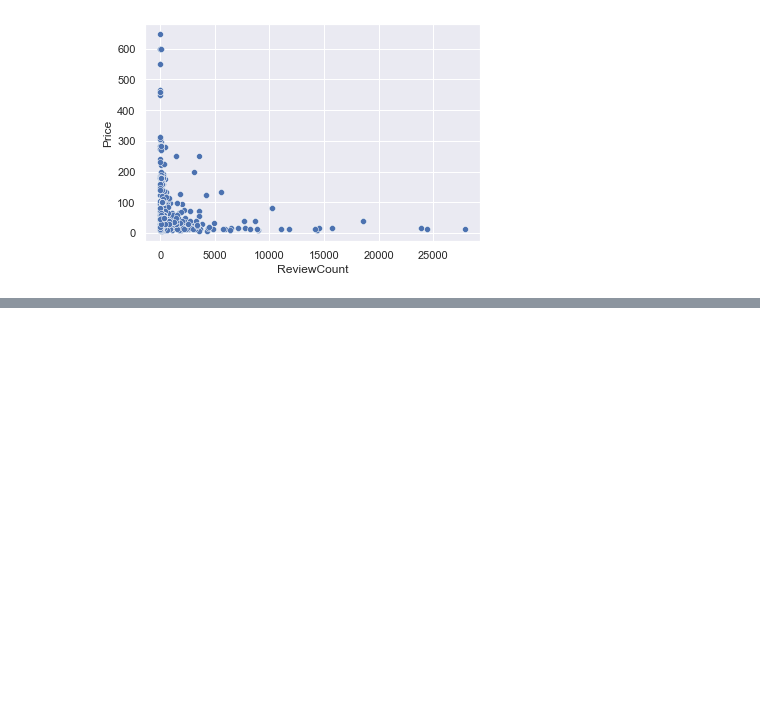
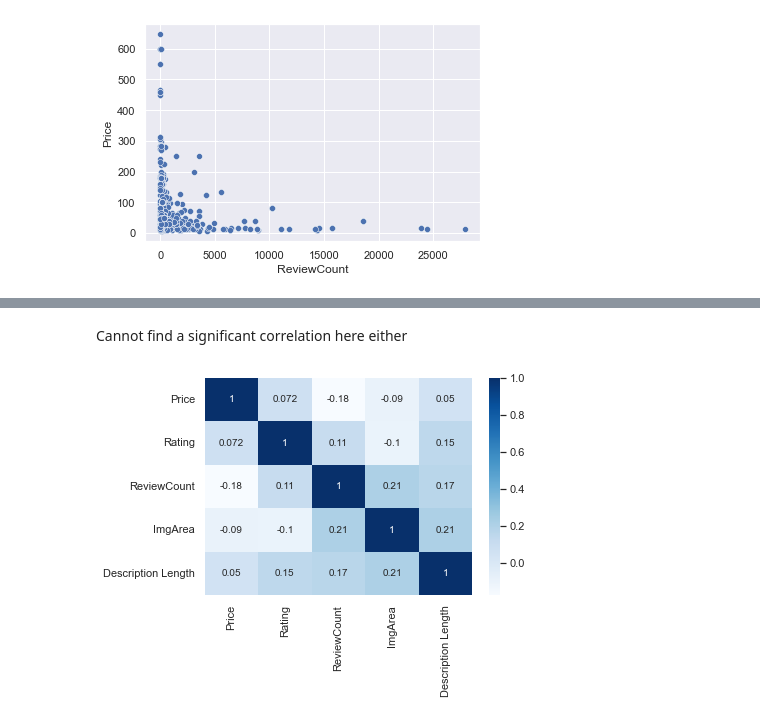
Before and after one commit to kyeongminyu97/Amazon-Data-Analysis, a Jupyter notebook: amazon_EDA.ipynb, the cells around one changed output, grey strips where cells are left out. Saved outputs shown, nothing was run; the diff lists cells and outputs as text; code cells hidden in the pictures; blank space fills up the shorter version.

```diff
--- a/amazon_EDA.ipynb
+++ b/amazon_EDA.ipynb
@@ -141,0 +130,5 @@ sns.scatterplot(data = df2, x = "ReviewCount", y = "Price")
+# %%
+name_len = []
+for i in df2["Description"]:
+    name_len.append(len(i))
+df2["Description Length"] = name_len
@@ -141,0 +142,5 @@ sns.scatterplot(data = df2, x = "ReviewCount", y = "Price")
+# %%
+import plotly.express as px
+df2["Description Length"] = name_len
+fig = px.scatter_matrix(df2, dimensions=["Rating","Description Length"], color="Rating",title="Scatter Plot shows the relationship between Rating and the Length of Description")
+fig.show()
@@ -141,0 +179,12 @@ sns.scatterplot(data = df2, x = "ReviewCount", y = "Price")
+# %% [markdown]
+Cannot find a significant correlation here either
+# %%
+def df_corr_heatmap(df):
+    corr = df.corr()
+#     display(corr)
+    sns.heatmap(corr, xticklabels=corr.columns.values, yticklabels=corr.columns.values, annot=True, cmap="Blues")
+
+#correlation heatmap
+df_corr_heatmap(df2[['Price','Rating','ReviewCount','ImgArea','Description Length']])
+# %% [output]
+[figure, new version]
```
Also changed, not shown: parts of 21 cells of this notebook.
